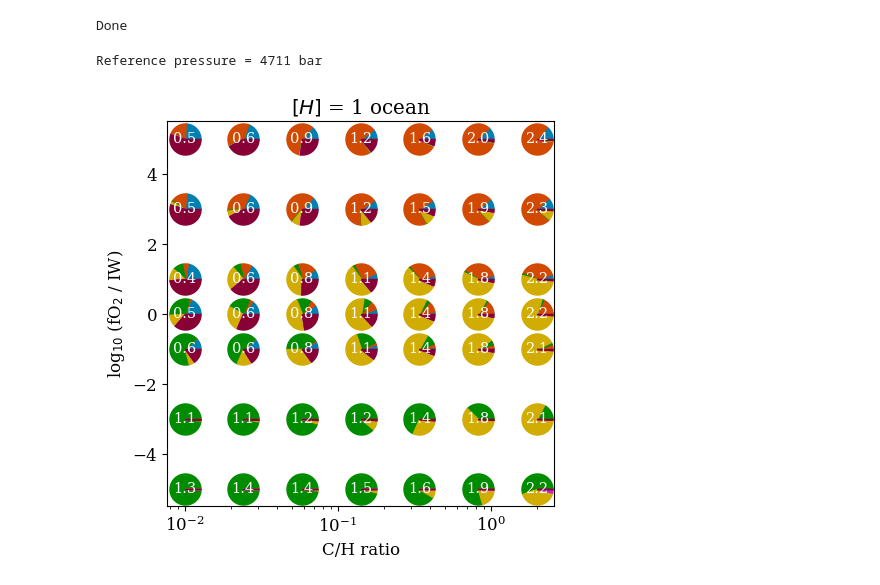
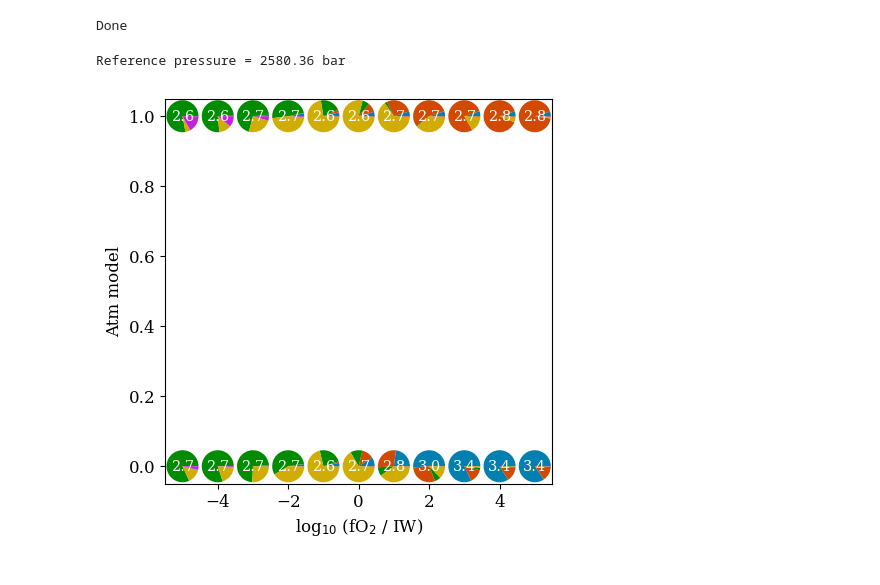
Before and after one commit to nichollsh/proteus_analysis, a Jupyter notebook: composition_pies.ipynb, the cells around one changed output. Saved outputs shown, nothing was run; the diff lists cells and outputs as text; code cells hidden in the pictures.

Commit message:
Updated some grid stuff. Improvements to ppr plots

```diff
--- a/composition_pies.ipynb
+++ b/composition_pies.ipynb
@@ -15,7 +17,7 @@ mpl.rcParams['axes.formatter.useoffset'] = False
 import utils.load_grid as lg
 from utils.load_cmaps import *
 # %%
-pgrid_dir = "data/article_data/jgr_5"
+pgrid_dir = "data/shared/hd63433d_v5"
 cases = lg.get_cases(pgrid_dir)
 # %%
 # Collect netcdf files
@@ -54,7 +56,7 @@ def _pie(ax, x, y, s, ratios, colors, tris=50):
 
     return ax
 # %%
-def make_pies(x,x_lbl, y,y_lbl, control,plot_casenums=False,plot_controls=False, plot_psurf=True, plot_legend=True, dark_theme=False, logx=False, logy=False, title="", r_ref=800.0, time_idx=-1, outpath="output/recent_pies.pdf"):
+def make_pies(x,x_lbl, y,y_lbl, control,plot_casenums=False,plot_controls=False, plot_psurf=True, plot_legend=True, dark_theme=False, logx=False, logy=False, title="", r_ref=3.0, time_idx=-1, outpath="output/recent_pies.pdf"):
     # Make plot
     x_plt = np.array([], dtype=float) # x variable
     y_plt = np.array([], dtype=float) # y variable
@@ -85,7 +87,7 @@ def make_pies(x,x_lbl, y,y_lbl, control,plot_casenums=False,plot_controls=False,
     present = np.full(len(lg.volatile_species), False)
     for j,v in enumerate(lg.volatile_species):
         for i in range(len(x_plt)):
-            r = lg.access_hvars(hvars,v+"_mr",-1)[c_plt[i]]
+            r = lg.access_hvars(hvars,v+"_vmr",-1)[c_plt[i]]
             if r > 1.0e-30:
                 present[j] = True
 
@@ -98,12 +100,26 @@ def make_pies(x,x_lbl, y,y_lbl, control,plot_casenums=False,plot_controls=False,
         for j,v in enumerate(lg.volatile_species):
             if not present[j]:
                 continue
-            ratios.append(lg.access_hvars(hvars,v+"_mr",time_idx)[c_plt[i]])
+            ratios.append(lg.access_hvars(hvars,v+"_vmr",time_idx)[c_plt[i]])
             colors.append(lg.volatile_colors[v])
-        # s = lg.access_hvars(hvars,"P_surf",-1)[c_plt[i]]/p_ref * r_ref
-        # ax.scatter([x_plt[i]], [y_plt[i]],s=r_ref, edgecolor='black', alpha=0.4, color=(1.,1.,1.,0.))
-        s = r_ref
-        ax = _pie(ax, x_plt[i], y_plt[i], s, ratios, colors)
+
+        ax.scatter([x_plt[i]], [y_plt[i]], alpha=0.0)
+
+        # plot pie chart
+        ax_sub= inset_axes(ax, width=r_ref, height=r_ref, loc="center",
+                    bbox_to_anchor=(x_plt[i], y_plt[i]),
+                    bbox_transform=ax.transData,
+                    borderpad=0)
+        wedges,texts= ax_sub.pie(ratios, colors=colors)
+
+        # move pie chart weges onto base plot
+        # https://stackoverflow.com/a/56935492
+        for p in wedges:
+            p.remove()
+            ax.add_patch(p)
+            p.set_zorder(2)
+            p.set_clip_on(True)
+
         if plot_psurf:
             p_surf_log = np.log10(lg.access_hvars(hvars,"P_surf",time_idx)[c_plt[i]])
             ax.text(x_plt[i],y_plt[i],
@@ -149,35 +165,38 @@ def make_pies(x,x_lbl, y,y_lbl, control,plot_casenums=False,plot_controls=False,
     plt.show()
 # %%
 # Variables
-x = cvars["CH_ratio"];      x_lbl = "C/H ratio";                    logx=True
-y = cvars["fO2_shift_IW"];  y_lbl = "log$_{10}$ (fO$_{2}$ / IW)";   logy=False
-control = {"mean_distance":0.1, "hydrogen_earth_oceans":1.0}
+y = cvars["atmosphere_model"];   y_lbl = "Atm model";                    logy=False
+x = cvars["fO2_shift_IW"];       x_lbl = "log$_{10}$ (fO$_{2}$ / IW)";   logx=False
+
+# control = {"mean_distance":0.1, "hydrogen_earth_oceans":1.0}
+control = {}
 
 plot_controls = False
 plot_casenums = False
 plot_psurf =    True
-title         = r"$[H]$ = %d ocean%s"%(control["hydrogen_earth_oceans"], "s" if (control["hydrogen_earth_oceans"]!=1) else "" )
-r_ref         = 500.0
+# title         = r"$[H]$ = %d ocean%s"%(control["hydrogen_earth_oceans"], "s" if (control["hydrogen_earth_oceans"]!=1) else "" )
+title = ""
+r_ref         = 0.4
 
 outpath       = "output/recent_pies.pdf"
 plot_legend   = False
 time_idx      = -1
 dark          = False
 # y_lbl         = ""
 
 if dark:
     COLOR = 'white'
 else:
     COLOR = 'black'
 
 mpl.rcParams['text.color'] = COLOR
 mpl.rcParams['axes.labelcolor'] = COLOR
 mpl.rcParams['xtick.color'] = COLOR
 mpl.rcParams['ytick.color'] = COLOR
 mpl.rcParams['axes.edgecolor'] = COLOR
 
 make_pies(x,x_lbl, y,y_lbl, control, logx=logx, logy=logy, time_idx=time_idx, dark_theme=dark, plot_psurf=plot_psurf,
           plot_casenums=plot_casenums, plot_controls=plot_controls, plot_legend=plot_legend, title=title, r_ref=r_ref, outpath=outpath)
 # %% [output]
-Reference pressure = 4711 bar
+Reference pressure = 2580.36 bar
-[figure, old version]
+[figure, new version]
```
Also changed, not shown: parts of 1 cell of this notebook, 6 other files.
